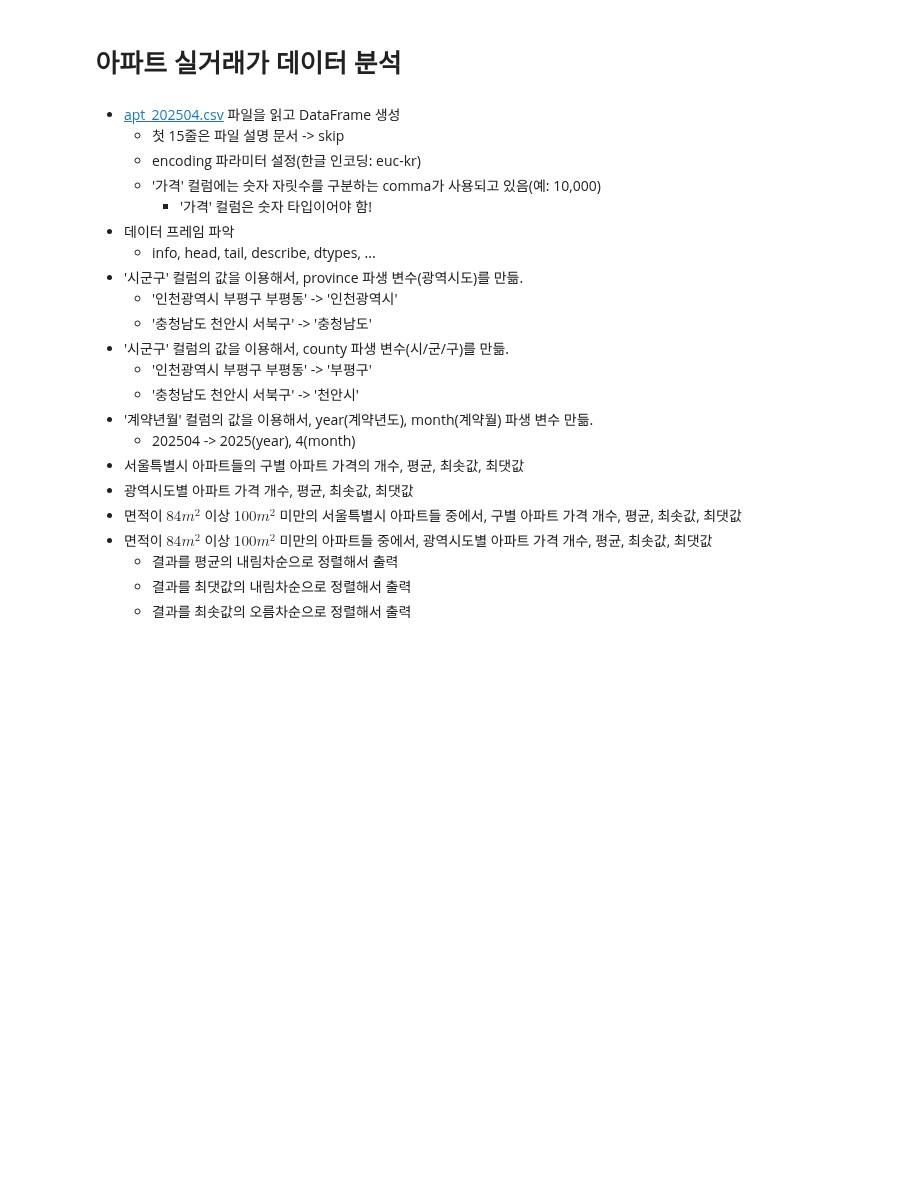
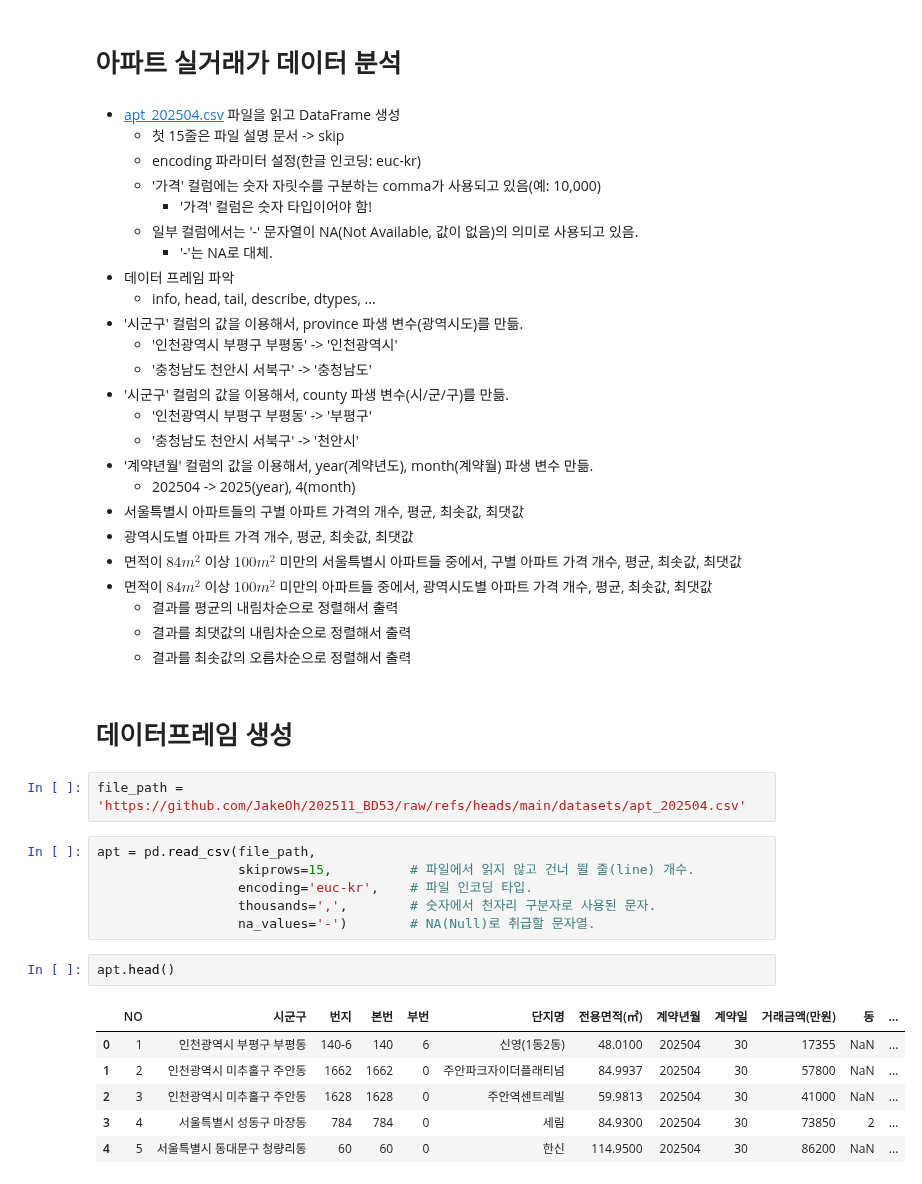
Before and after one commit to JakeOh/202511_BD53, a Jupyter notebook: lab_python/da13_apt.ipynb, the cells around one changed output. Drawn from its saved outputs; the diff is of its cells as text; blank space fills up the shorter version.

```diff
--- a/lab_python/da13_apt.ipynb
+++ b/lab_python/da13_apt.ipynb
@@ -67,6 +67,8 @@ plt.show()
     *   encoding 파라미터 설정(한글 인코딩: euc-kr)
     *   '가격' 컬럼에는 숫자 자릿수를 구분하는 comma가 사용되고 있음(예: 10,000)
         *   '가격' 컬럼은 숫자 타입이어야 함!
+    *   일부 컬럼에서는 '-' 문자열이 NA(Not Available, 값이 없음)의 의미로 사용되고 있음.
+        *   '-'는 NA로 대체.
 *   데이터 프레임 파악
     *   info, head, tail, describe, dtypes, ...
 *   '시군구' 컬럼의 값을 이용해서, province 파생 변수(광역시도)를 만듦.
@@ -84,3 +86,22 @@ plt.show()
     *   결과를 평균의 내림차순으로 정렬해서 출력
     *   결과를 최댓값의 내림차순으로 정렬해서 출력
     *   결과를 최솟값의 오름차순으로 정렬해서 출력
+# %% [markdown]
+# 데이터프레임 생성
+# %%
+file_path = 'https://github.com/JakeOh/202511_BD53/raw/refs/heads/main/datasets/apt_202504.csv'
+# %%
+apt = pd.read_csv(file_path,
+                  skiprows=15,          # 파일에서 읽지 않고 건너 뛸 줄(line) 개수.
+                  encoding='euc-kr',    # 파일 인코딩 타입.
+                  thousands=',',        # 숫자에서 천자리 구분자로 사용된 문자.
+                  na_values='-')        # NA(Null)로 취급할 문자열.
+# %%
+apt.head()
+# %% [output]
+|  | NO | 시군구 | 번지 | 본번 | 부번 | 단지명 | 전용면적(㎡) | 계약년월 | 계약일 | 거래금액(만원) | 동 | ... |
+| 0 | 1 | 인천광역시 부평구 부평동 | 140-6 | 140 | 6 | 신영(1동2동) | 48.0100 | 202504 | 30 | 17355 | NaN | ... |
+| 1 | 2 | 인천광역시 미추홀구 주안동 | 1662 | 1662 | 0 | 주안파크자이더플래티넘 | 84.9937 | 202504 | 30 | 57800 | NaN | ... |
+| 2 | 3 | 인천광역시 미추홀구 주안동 | 1628 | 1628 | 0 | 주안역센트레빌 | 59.9813 | 202504 | 30 | 41000 | NaN | ... |
+| 3 | 4 | 서울특별시 성동구 마장동 | 784 | 784 | 0 | 세림 | 84.9300 | 202504 | 30 | 73850 | 2 | ... |
+| 4 | 5 | 서울특별시 동대문구 청량리동 | 60 | 60 | 0 | 한신 | 114.9500 | 202504 | 30 | 86200 | NaN | ... |
```
Also changed, not shown: parts of 6 cells of this notebook.
